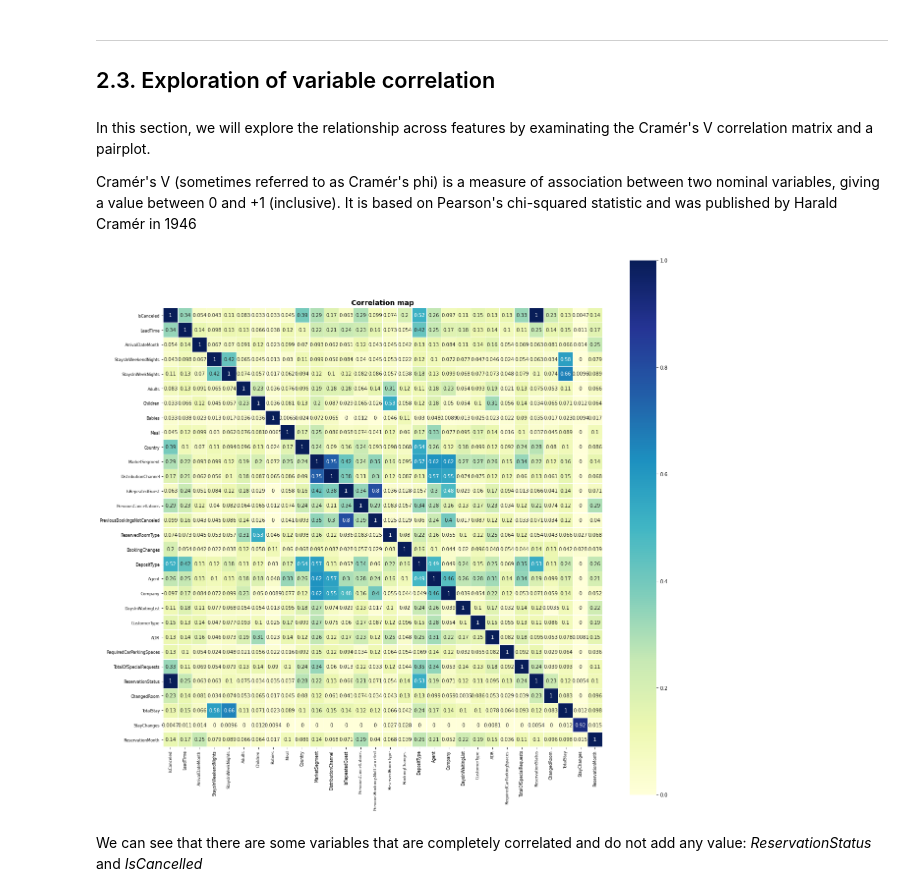
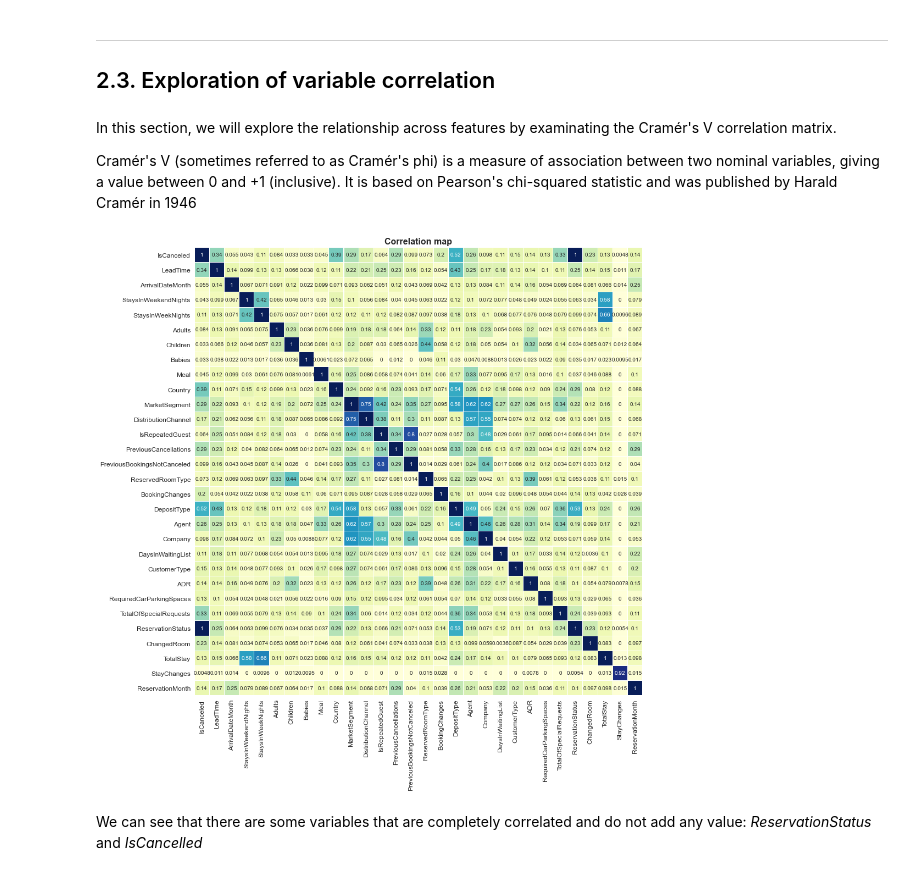
Before and after one commit to jvrnuno/Hotel_Customer_Segmentation, a Jupyter notebook: notebooks/2_exploratory_data_analysis.ipynb, the cells around one changed output. Drawn from its saved outputs; the diff is of its cells as text; code cells hidden in the pictures.

```diff
--- a/notebooks/2_exploratory_data_analysis.ipynb
+++ b/notebooks/2_exploratory_data_analysis.ipynb
@@ -25,10 +28,12 @@ warnings.filterwarnings("ignore")
 # %%
 # Import pre-processed dataset and load it into a dataframe
 
-# Create path variable
+# Create path variables
 file = 'C:/Users/javie/OneDrive/Documents/springboard_projects/Capstone-3/data/interim/clean.csv'
+country_codes = 'C:/Users/javie/OneDrive/Documents/springboard_projects/Capstone-3/data/raw/ISO_country_code.csv'
 
 # Load csv in dataframe
 df = pd.read_csv(file, index_col=0)
+countries_df = pd.read_csv(country_codes, index_col='alpha-3')
 # %%
 # Check # of columns and rows imported
@@ -90,10 +123,6 @@ df['PreviousCancellations'] = pd.cut(df['PreviousCancellations'], bins=[-np.inf,
 
 # Regroups PreviousBookingsNotCanceled column in fewer categories
 df['PreviousBookingsNotCanceled'] = pd.cut(df['PreviousBookingsNotCanceled'], bins=[-np.inf,0,1,np.inf], labels=['0','1-2','3+'])
-
-# Regroups Country column in fewer categories
-cond = (df.Country == 'PRT') | (df.Country == 'FRA') | (df.Country == 'DEU') | (df.Country == 'GRB') | (df.Country == 'ESP') | (df.Country == 'ITA') | (df.Country == 'BEL') | (df.Country == 'BRA') | (df.Country == 'USA') | (df.Country == 'NLD')
-df['Country'].where(cond, 'Other', inplace=True)
 
 # Regroup Babies column into binary
 df['RequiredCarParkingSpaces'].where(df.RequiredCarParkingSpaces==0, 1, inplace=True)
@@ -105,13 +134,28 @@ df['Babies'].where(df.Babies==0, 1, inplace=True)
 df['Children'].where(df.Children==0, 1, inplace=True)
 
 # Regroup Agent column into less categories
-df['Agent'] = df['Agent'].map(lambda x: x.strip())
-cond = (df.Agent=='9') | (df.Agent=='NULL') | (df.Agent=='1') | (df.Agent=='14') | (df.Agent=='7') | (df.Agent=='6')
-df['Agent'].where(cond, 'Other', inplace=True)
+# First step: Replace nan values with value 0
+df['Agent'].fillna(0.0, inplace=True)
+# Replace most common agents with code for better readability
+conv = {0.0:'no_Agent', 9.0:'Agent_A', 1.0:'Agent_B', 14.0:'Agent_C', 7.0:'Agent_D', 6.0:'Agent_E'}
+df['Agent'].replace(conv, inplace=True)
+# Finally, group the rest of values in single category
+df['Agent'] = df['Agent'].map(lambda x: str(x))
+df['Agent'].where(df.Agent.str.contains('Agent'), 'other_Agent', inplace=True)
 
 # Regroup Company column into less categories
-df['Company'] = df['Company'].map(lambda x: x.strip())
-df['Company'].where((df.Company=='NULL') | (df.Company=='40'), 'Other', inplace=True)
+# First step: Replace nan values with value 0
+df['Company'].fillna(0.0, inplace=True)
+# Replace most common companies with code for better readability
+conv = {0.0:'no_Company', 40.0:'Company_A'}
+df['Company'].replace(conv, inplace=True)
+# Finally, group the rest of values in single category
+df['Company'] = df['Company'].map(lambda x: str(x))
+df['Company'].where(df.Company.str.contains('Company'), 'other_Company', inplace=True)
+
+# Reduces number of categories in ReservedRoomType column
+df['ReservedRoomType'] = df['ReservedRoomType'].map(lambda x: x.strip())
+df['ReservedRoomType'].where((df.ReservedRoomType=='A') | (df.ReservedRoomType=='D'), 'Other', inplace=True)
 
 # Reduces number of categories in TotalOfSpecialRequests column
 df['TotalOfSpecialRequests'] = pd.cut(df['TotalOfSpecialRequests'], bins=[-np.inf,0,1,np.inf], labels=['0', '1','2+'])
@@ -134,6 +178,7 @@ df[cat_cols] = df[cat_cols].astype('category')
 df['Adults'] = df['Adults'].astype('category')
 df['Children'] = df['Children'].astype('category')
 df['Babies'] = df['Babies'].astype('category')
+df['Country'] = df['Country'].astype('category')
 # %% [markdown]
 We will create copy of the original df to apply the categorical association analysis, so we can preserve some continuous numerical variables as they are in the original dataset. All variables in the copy dataset 'df_copy' will be transformed into categories.
 # %%
@@ -158,7 +204,7 @@ df_copy['DaysInWaitingList'] = df_copy['DaysInWaitingList'].astype('category')
 ---
 ## 2.3. Exploration of variable correlation
 # %% [markdown]
-In this section, we will explore the relationship across features by examinating the Cramér's V correlation matrix and a pairplot.
+In this section, we will explore the relationship across features by examinating the Cramér's V correlation matrix.
 
 Cramér's V (sometimes referred to as Cramér's phi) is a measure of association between two nominal variables, giving a value between 0 and +1 (inclusive). It is based on Pearson's chi-squared statistic and was published by Harald Cramér in 1946
 # %%
@@ -189,14 +235,14 @@ def cramers_matrix(data):
 corr_matrix = cramers_matrix(df_copy)
 # %%
 # Plot the correlation matrix with heatmap
-fig, ax = plt.subplots(figsize=(20,20))
-sns.heatmap(corr_matrix, cmap="YlGnBu", annot=True, cbar=True, square=True, linewidths=.05, ax=ax)
-ax.set_title('Correlation map', weight='bold').set_fontsize('14')
-ax.tick_params(labelsize=8)
+fig, ax = plt.subplots(figsize=(15,15))
+sns.heatmap(corr_matrix, cmap="YlGnBu", annot=True, cbar=False, square=True, linewidths=.05, ax=ax)
+ax.set_title('Correlation map', weight='bold').set_fontsize('16')
+ax.tick_params(labelsize=12)
 
 plt.show()
 # %% [output]
-[figure, old version]
+[figure, new version]
 # %% [markdown]
 We can see that there are some variables that are completely correlated and do not add any value: _ReservationStatus_ and _IsCancelled_
 # %%
```
Also changed, not shown: parts of 10 cells of this notebook, 3 other files.
